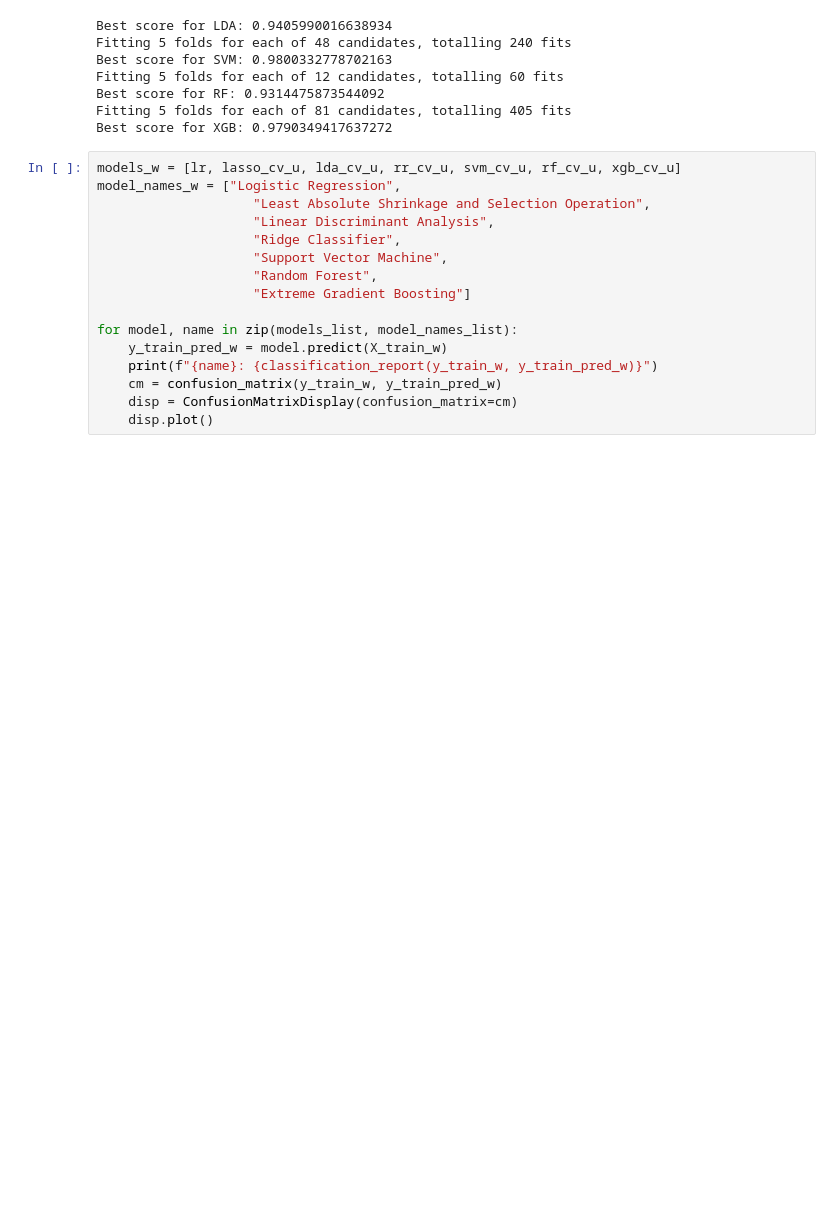
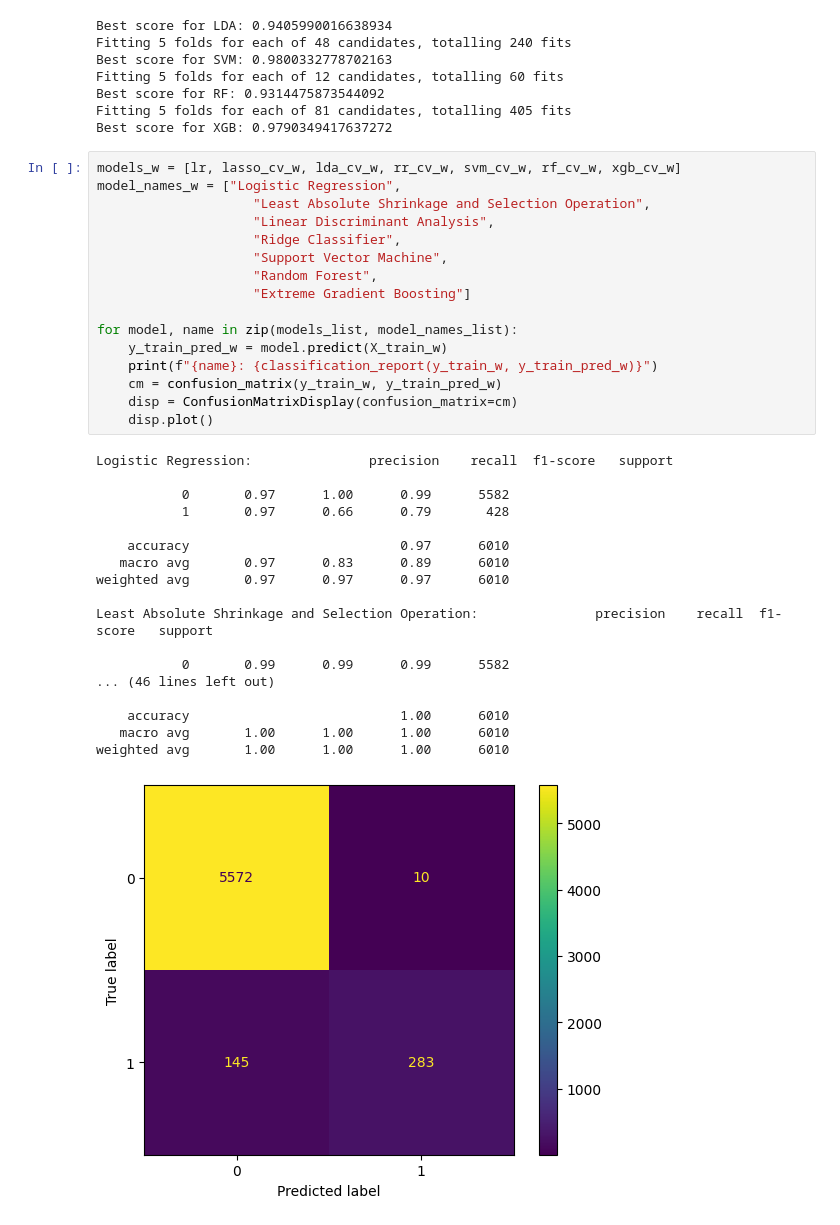
Before and after one commit to KomlaRD/machine_learning_dhs, a Jupyter notebook: ml_undernutrition.ipynb, the cells around one changed output. Cells and saved outputs as stored; diff of their text form; blank space fills up the shorter version.

Commit message:
Evaluate models on training set

```diff
--- a/ml_undernutrition.ipynb
+++ b/ml_undernutrition.ipynb
@@ -1223,18 +1223,37 @@ Best score for RF: 0.9314475873544092
 Fitting 5 folds for each of 81 candidates, totalling 405 fits
 Best score for XGB: 0.9790349417637272
 # %%
-models_w = [lr, lasso_cv_u, lda_cv_u, rr_cv_u, svm_cv_u, rf_cv_u, xgb_cv_u]
+models_w = [lr, lasso_cv_w, lda_cv_w, rr_cv_w, svm_cv_w, rf_cv_w, xgb_cv_w]
 model_names_w = ["Logistic Regression",
                     "Least Absolute Shrinkage and Selection Operation",
                     "Linear Discriminant Analysis",
                     "Ridge Classifier",
                     "Support Vector Machine",
                     "Random Forest",
                     "Extreme Gradient Boosting"]
 
 for model, name in zip(models_list, model_names_list):
     y_train_pred_w = model.predict(X_train_w)
     print(f"{name}: {classification_report(y_train_w, y_train_pred_w)}")
     cm = confusion_matrix(y_train_w, y_train_pred_w)
     disp = ConfusionMatrixDisplay(confusion_matrix=cm)
     disp.plot()
+# %% [output]
+Logistic Regression:               precision    recall  f1-score   support
+
+           0       0.97      1.00      0.99      5582
+           1       0.97      0.66      0.79       428
+
+    accuracy                           0.97      6010
+   macro avg       0.97      0.83      0.89      6010
+weighted avg       0.97      0.97      0.97      6010
+
+Least Absolute Shrinkage and Selection Operation:               precision    recall  f1-score   support
+
+           0       0.99      0.99      0.99      5582
+... (46 lines left out)
+
+    accuracy                           1.00      6010
+   macro avg       1.00      1.00      1.00      6010
+weighted avg       1.00      1.00      1.00      6010
+[figure, added]
```
Also changed, not shown: parts of 1 cell of this notebook.
